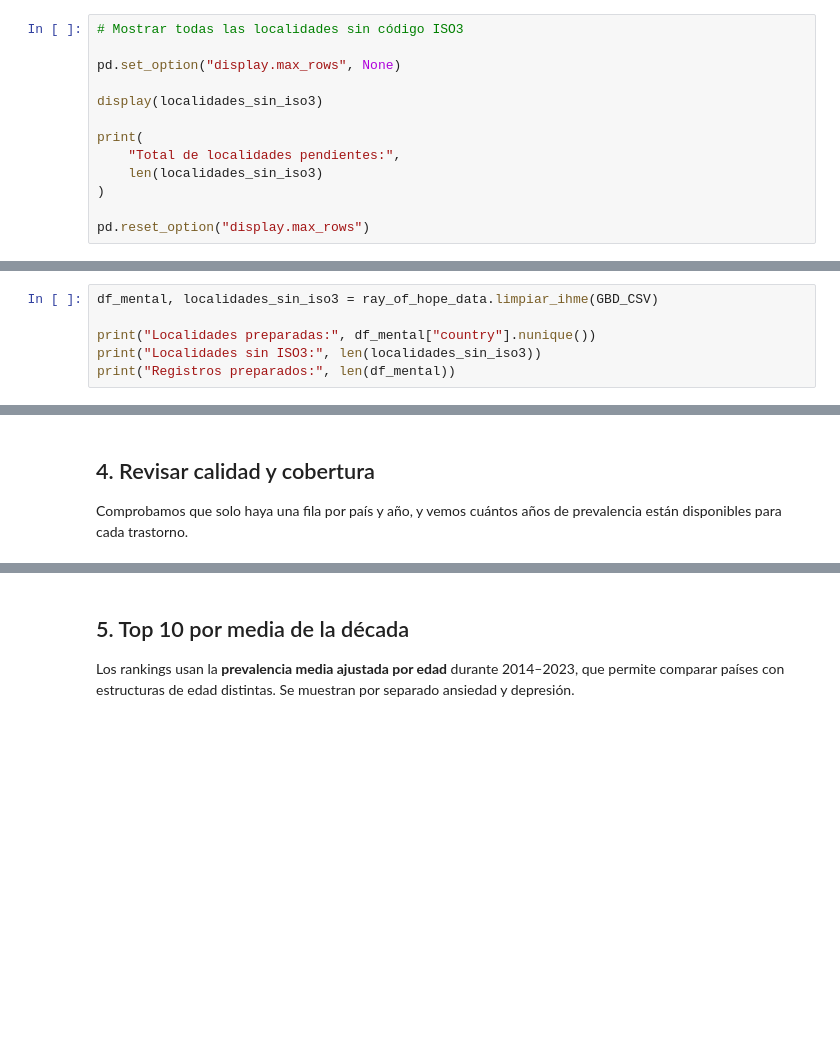
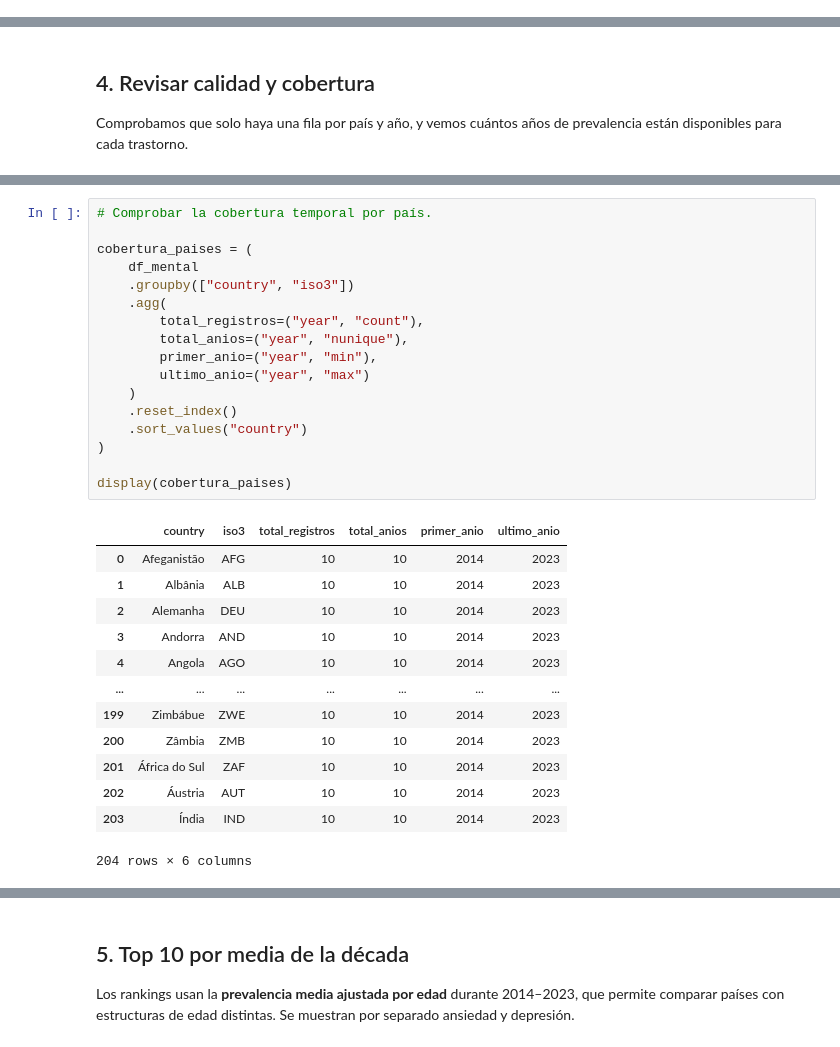
Before and after one commit to arianevieira-lab/First-Project-Data-Wrangling-and-Retrieval, a Jupyter notebook: ray_of_hope_mental_health.ipynb, the cells around one changed output, grey strips where cells are left out. Saved outputs shown, nothing was run; the diff lists cells and outputs as text; blank space fills up the shorter version.

```diff
--- a/ray_of_hope_mental_health.ipynb
+++ b/ray_of_hope_mental_health.ipynb
@@ -119,13 +109,0 @@ Periodo: 2014–2023; mínimo de años para el ranking: 8
-# %%
-# Mostrar todas las localidades sin código ISO3
-
-pd.set_option("display.max_rows", None)
-
-display(localidades_sin_iso3)
-
-print(
-    "Total de localidades pendientes:",
-    len(localidades_sin_iso3)
-)
-
-pd.reset_option("display.max_rows")
@@ -479,6 +634,0 @@ Total de equivalencias ISO3: 936
-# %%
-df_mental, localidades_sin_iso3 = ray_of_hope_data.limpiar_ihme(GBD_CSV)
-
-print("Localidades preparadas:", df_mental["country"].nunique())
-print("Localidades sin ISO3:", len(localidades_sin_iso3))
-print("Registros preparados:", len(df_mental))
@@ -873,0 +907,31 @@ Número de países:
+# %%
+# Comprobar la cobertura temporal por país.
+
+cobertura_paises = (
+    df_mental
+    .groupby(["country", "iso3"])
+    .agg(
+        total_registros=("year", "count"),
+        total_anios=("year", "nunique"),
+        primer_anio=("year", "min"),
+        ultimo_anio=("year", "max")
+    )
+    .reset_index()
+    .sort_values("country")
+)
+
+display(cobertura_paises)
+# %% [output]
+|  | country | iso3 | total_registros | total_anios | primer_anio | ultimo_anio |
+| 0 | Afeganistão | AFG | 10 | 10 | 2014 | 2023 |
+| 1 | Albânia | ALB | 10 | 10 | 2014 | 2023 |
+| 2 | Alemanha | DEU | 10 | 10 | 2014 | 2023 |
+| 3 | Andorra | AND | 10 | 10 | 2014 | 2023 |
+| 4 | Angola | AGO | 10 | 10 | 2014 | 2023 |
+| ... | ... | ... | ... | ... | ... | ... |
+| 199 | Zimbábue | ZWE | 10 | 10 | 2014 | 2023 |
+| 200 | Zâmbia | ZMB | 10 | 10 | 2014 | 2023 |
+| 201 | África do Sul | ZAF | 10 | 10 | 2014 | 2023 |
+| 202 | Áustria | AUT | 10 | 10 | 2014 | 2023 |
+| 203 | Índia | IND | 10 | 10 | 2014 | 2023 |
+204 rows × 6 columns
```
Also changed, not shown: parts of 56 cells of this notebook, 1 other file.
